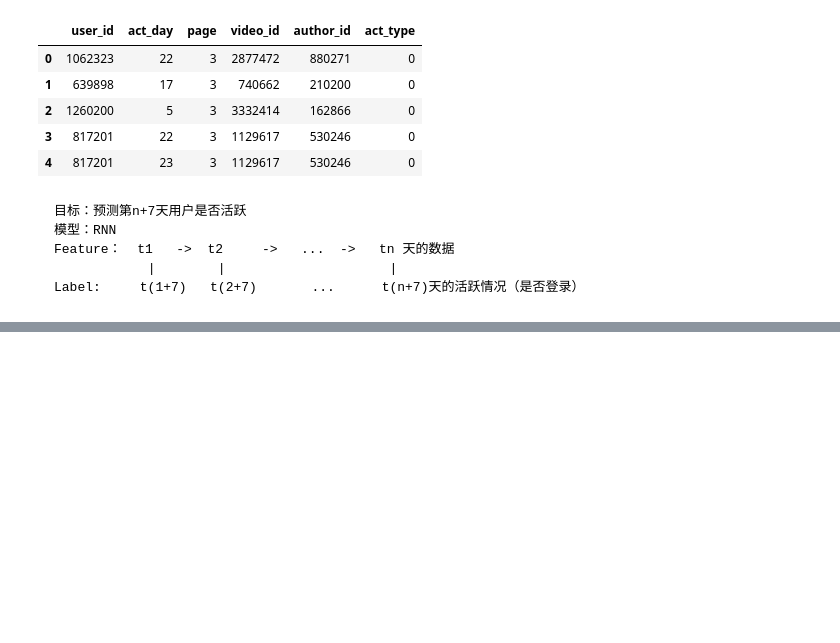
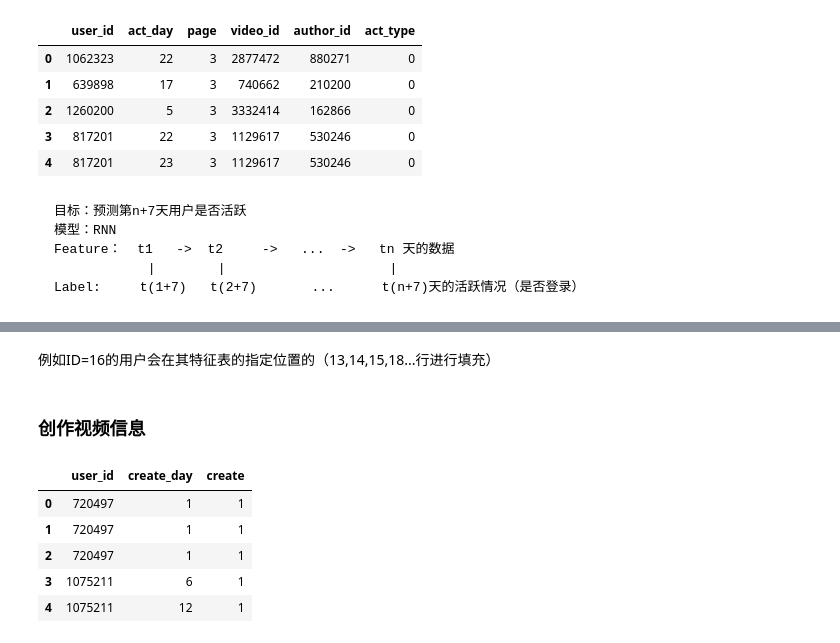
Before and after one commit to finrod86921812/MachineLearningTestProjects, a Jupyter notebook: kuaishou/code.ipynb, the cells around one changed output, grey strips where cells are left out. Saved outputs shown, nothing was run; the diff lists cells and outputs as text; code cells hidden in the pictures; blank space fills up the shorter version.

```diff
--- a/kuaishou/code.ipynb
+++ b/kuaishou/code.ipynb
@@ -149,0 +330,2 @@ activity.head()
+# %% [markdown]
+例如ID=16的用户会在其特征表的指定位置的（13,14,15,18...行进行填充）
@@ -149,0 +336,12 @@ activity.head()
+# %% [markdown]
+### 创作视频信息
+# %%
+create['create']=1
+create.head()
+# %% [output]
+|  | user_id | create_day | create |
+| 0 | 720497 | 1 | 1 |
+| 1 | 720497 | 1 | 1 |
+| 2 | 720497 | 1 | 1 |
+| 3 | 1075211 | 6 | 1 |
+| 4 | 1075211 | 12 | 1 |
```
Also changed, not shown: parts of 52 cells of this notebook, 6 other files.
